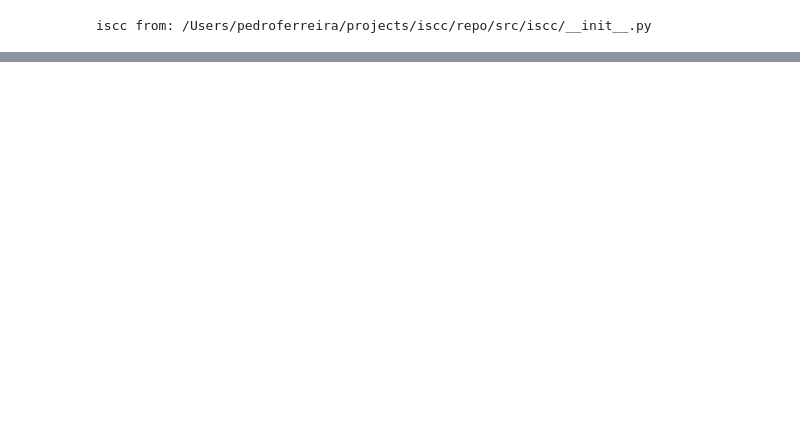
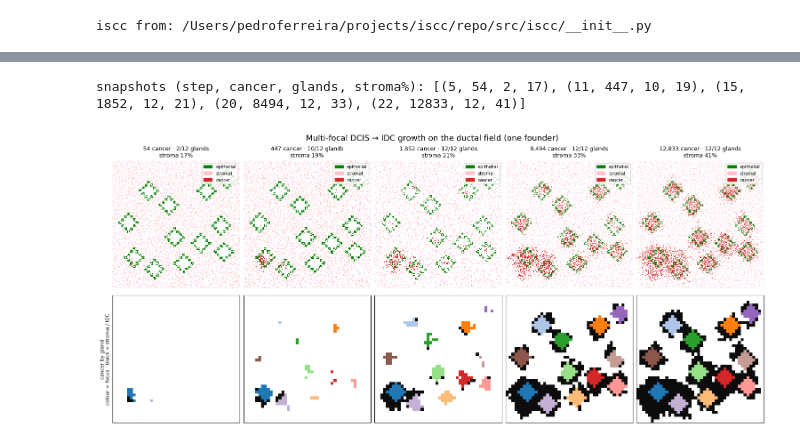
Before and after one commit to pedrofale/iscc, a Jupyter notebook: notebooks/base_simulation.ipynb, the cells around one changed output, grey strips where cells are left out. Saved outputs shown, nothing was run; the diff lists cells and outputs as text; code cells hidden in the pictures; blank space fills up the shorter version.

```diff
--- a/notebooks/base_simulation.ipynb
+++ b/notebooks/base_simulation.ipynb
@@ -175,0 +113,42 @@ proliferation~division r=0.99 | EMT~dispersal r=0.99 | hypoxia~core r=0.76
+# %%
+MILESTONES = [40, 400, 1500, 5000, 10000]   # cancer-cell counts to snapshot (seeding -> final IDC)
+tg = GenotypeTumor(seed=B.BASE_SEED, genome_params=B.GENOME, selection_params=B.SELECTION,
+                   cancer_cell_params=B.CANCER, deme_params=B.DEME, spatial_params=B.SPATIAL,
+                   expression_params=B.EXPR(), update_mode="tau", tau=1.0)
+snaps, mi = [], 0
+while mi < len(MILESTONES):
+    ncan = B._n_cancer(tg)
+    if ncan >= MILESTONES[mi]:
+        tg.make_cell_data()
+        snaps.append(dict(step=tg.step, ncan=ncan, ngl=len(B.glands_colonised(tg)),
+                          stroma=B.stroma_cancer_pct(tg), cd=tg.cell_data,
+                          gland_grid=B.cancer_gland_grid(tg)))
+        mi += 1
+        continue
+    tg.grow(n_steps=(1 if ncan < 2500 else 2), seed=B.BASE_SEED)   # fine early so DCIS phase is caught
+
+ncol = len(snaps)
+fig, axes = plt.subplots(2, ncol, figsize=(3.0 * ncol, 6.6), constrained_layout=True)
+gland_cmap = plt.get_cmap("tab20")
+for k, s in enumerate(snaps):
+    viz.plot_grid(s["cd"], tg.grid_size, tg.traces, tg.genotypes_parents, color=["cell_type"],
+                  ax=axes[0, k], expand_demes=True, section_frac=0.4, cancer_color="#d62728")
+    axes[0, k].set_title(f"{s['ncan']:,} cancer · {s['ngl']}/{tg.n_glands} glands\nstroma {s['stroma']:.0f}%",
+                         fontsize=9)
+    grid = s["gland_grid"]
+    rgb = np.ones((*grid.shape, 3))
+    for r in range(grid.shape[0]):
+        for c in range(grid.shape[1]):
+            v = grid[r, c]
+            if np.isnan(v):
+                continue
+            rgb[r, c] = (0.05, 0.05, 0.05) if v < 0 else gland_cmap(int(v) % 20)[:3]
+    axes[1, k].imshow(rgb, interpolation="nearest"); axes[1, k].set_xticks([]); axes[1, k].set_yticks([])
+axes[0, 0].set_ylabel("tissue (cells)\ngreen wall · red cancer · pink stroma", fontsize=8)
+axes[1, 0].set_ylabel("cancer by gland\ncolour = focus · black = stroma / IDC", fontsize=8)
+fig.suptitle("Multi-focal DCIS → IDC growth on the ductal field (one founder)", fontsize=13)
+print("snapshots (step, cancer, glands, stroma%):",
+      [(s["step"], s["ncan"], s["ngl"], round(s["stroma"])) for s in snaps])
+# %% [output]
+snapshots (step, cancer, glands, stroma%): [(5, 54, 2, 17), (11, 447, 10, 19), (15, 1852, 12, 21), (20, 8494, 12, 33), (22, 12833, 12, 41)]
+[figure, added]
```
Also changed, not shown: parts of 14 cells of this notebook, 11 other files.
